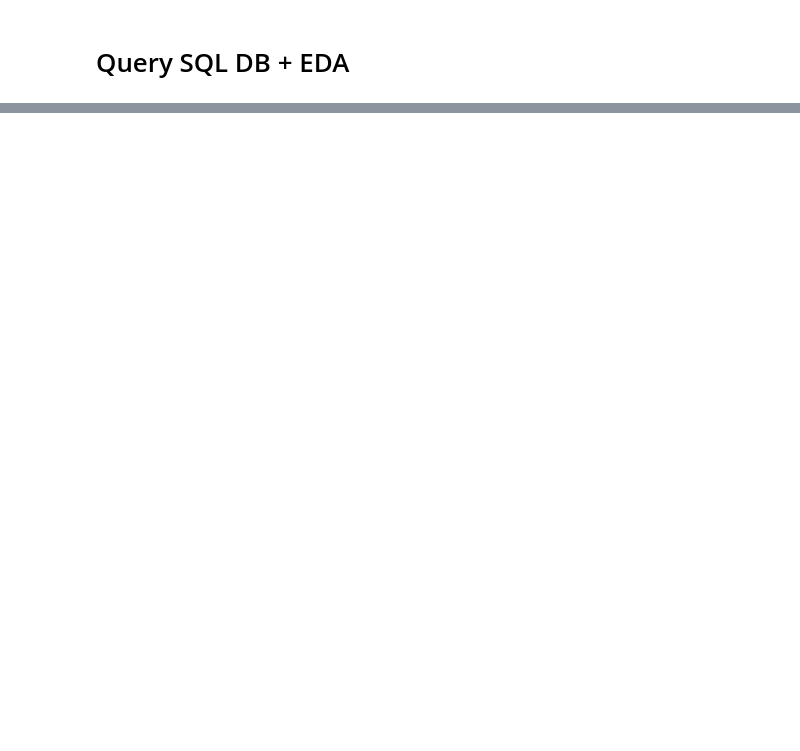
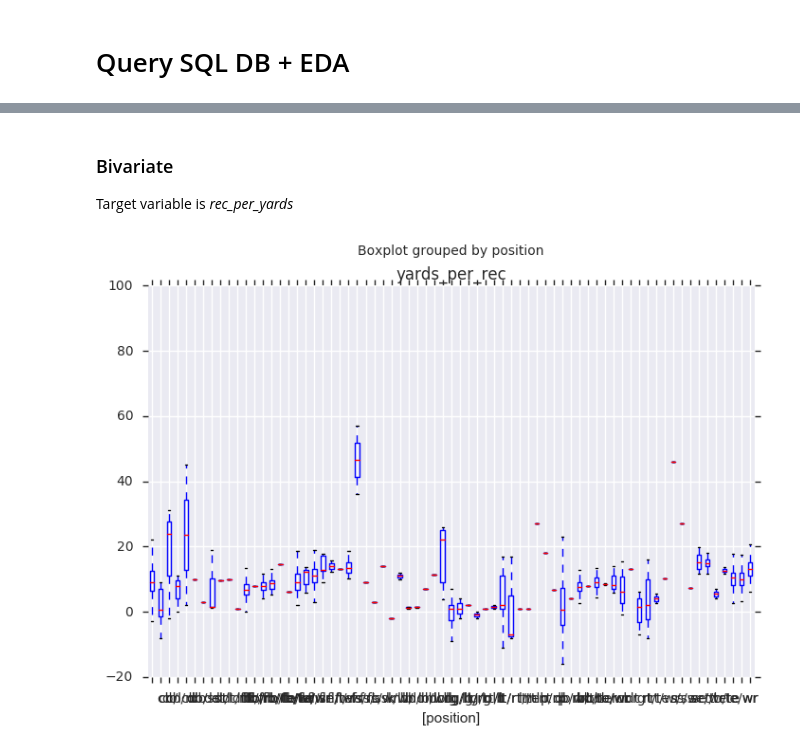
Before and after one commit to k2datascience/nfl-wide-receivers, a Jupyter notebook: notebooks/football-wr-mvp.ipynb, the cells around one changed output, grey strips where cells are left out. Drawn from its saved outputs; the diff is of its cells as text; code cells hidden in the pictures; blank space fills up the shorter version.

```diff
--- a/notebooks/football-wr-mvp.ipynb
+++ b/notebooks/football-wr-mvp.ipynb
@@ -350,0 +508,8 @@ pd.read_sql_query("select * from wide_receivers limit 10;", conn)
+# %% [markdown]
+### Bivariate
+
+Target variable is *rec_per_yards*
+# %%
+df[['yards_per_rec', 'position']].boxplot(by='position');
+# %% [output]
+[figure, added]
```
Also changed, not shown: parts of 31 cells of this notebook, 4 other files.
